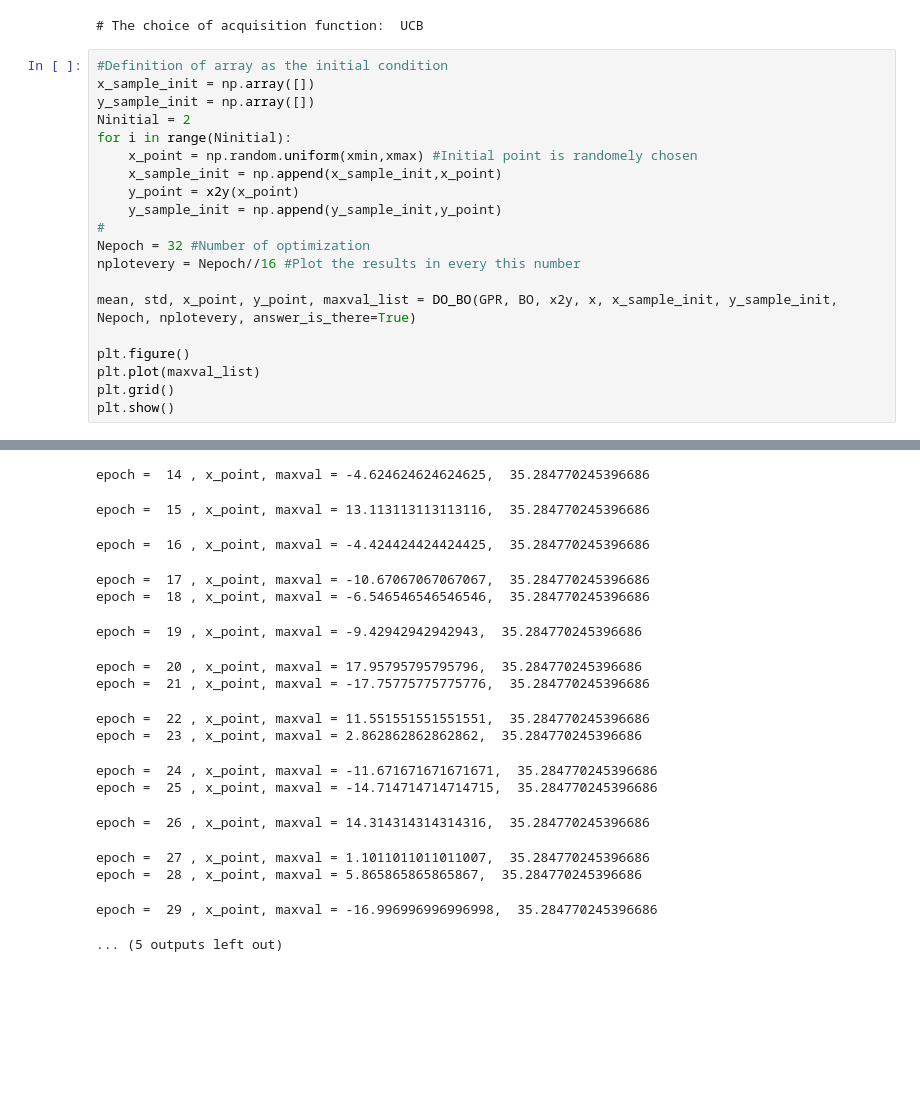
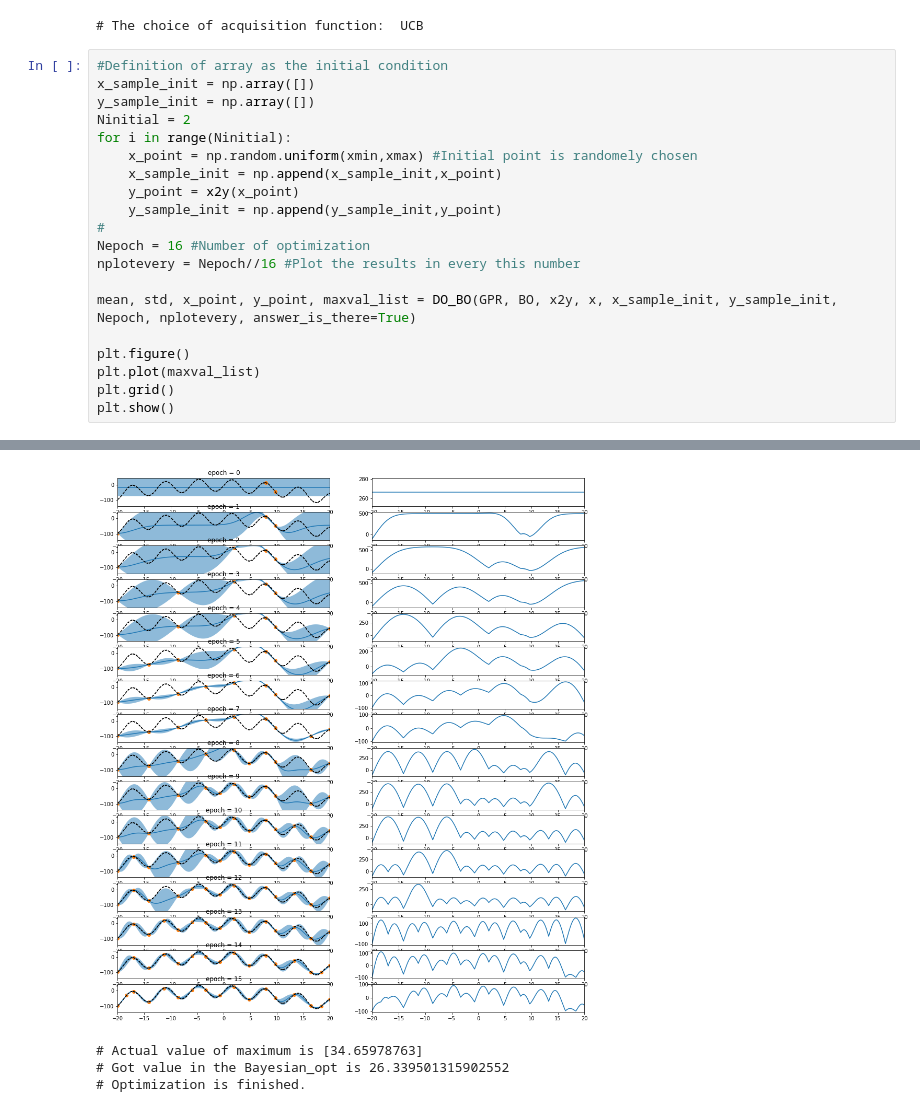
Before and after one commit to Yasushi-Shinohara/GPR_Note, a Jupyter notebook: Project4/Bopt_UCB_RBF.ipynb, the cells around one changed output, grey strips where cells are left out. Cells and saved outputs as stored; diff of their text form; blank space fills up the shorter version.

```diff
--- a/Project4/Bopt_UCB_RBF.ipynb
+++ b/Project4/Bopt_UCB_RBF.ipynb
@@ -49,7 +49,7 @@ for i in range(Ninitial):
     y_point = x2y(x_point)
     y_sample_init = np.append(y_sample_init,y_point)
 #
-Nepoch = 32 #Number of optimization
+Nepoch = 16 #Number of optimization
 nplotevery = Nepoch//16 #Plot the results in every this number
 
 mean, std, x_point, y_point, maxval_list = DO_BO(GPR, BO, x2y, x, x_sample_init, y_sample_init, Nepoch, nplotevery, answer_is_there=True)
@@ -76,17 +78,4 @@ epoch =  13 , x_point, maxval = -4.704704704704705,  34.780491182905266
+[figure, added]
-epoch =  14 , x_point, maxval = -4.624624624624625,  35.284770245396686
+# Actual value of maximum is [34.65978763]
+# Got value in the Bayesian_opt is 26.339501315902552
+# Optimization is finished.
-epoch =  15 , x_point, maxval = 13.113113113113116,  35.284770245396686
-epoch =  16 , x_point, maxval = -4.424424424424425,  35.284770245396686
-epoch =  17 , x_point, maxval = -10.67067067067067,  35.284770245396686
-epoch =  18 , x_point, maxval = -6.546546546546546,  35.284770245396686
-epoch =  19 , x_point, maxval = -9.42942942942943,  35.284770245396686
-epoch =  20 , x_point, maxval = 17.95795795795796,  35.284770245396686
-epoch =  21 , x_point, maxval = -17.75775775775776,  35.284770245396686
-epoch =  22 , x_point, maxval = 11.551551551551551,  35.284770245396686
-epoch =  23 , x_point, maxval = 2.862862862862862,  35.284770245396686
-epoch =  24 , x_point, maxval = -11.671671671671671,  35.284770245396686
-epoch =  25 , x_point, maxval = -14.714714714714715,  35.284770245396686
-epoch =  26 , x_point, maxval = 14.314314314314316,  35.284770245396686
-epoch =  27 , x_point, maxval = 1.1011011011011007,  35.284770245396686
-epoch =  28 , x_point, maxval = 5.865865865865867,  35.284770245396686
-epoch =  29 , x_point, maxval = -16.996996996996998,  35.284770245396686
-... (5 outputs left out)
```
Also changed, not shown: parts of 1 cell of this notebook, 6 other files.
